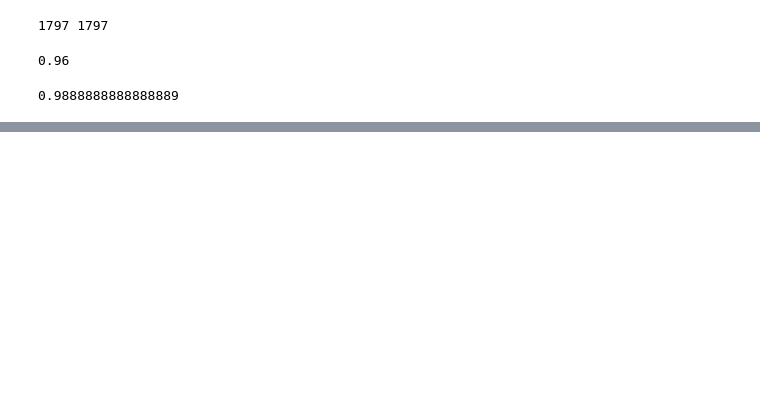
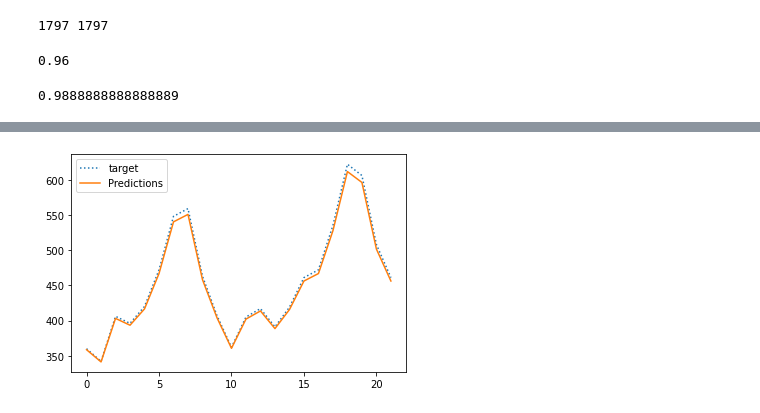
Before and after one commit to swleexz/TIL, a Jupyter notebook: 01_bigdata_ai_via_python/09_02_deep_learning.ipynb, the cells around one changed output, grey strips where cells are left out. Saved outputs shown, nothing was run; the diff lists cells and outputs as text; code cells hidden in the pictures; blank space fills up the shorter version.

```diff
--- a/01_bigdata_ai_via_python/09_02_deep_learning.ipynb
+++ b/01_bigdata_ai_via_python/09_02_deep_learning.ipynb
@@ -299,0 +458,7 @@ print(accuracy_score(test_labels, predictions))
+# %%
+plt.plot(range(len(y_test)), scaled.inverse_transform(y_test), linestyle=':', label='target')
+plt.plot(range(len(test_predict)), test_predict, label='Predictions')
+plt.legend()
+plt.show()
+# %% [output]
+[figure, added]
```
Also changed, not shown: parts of 38 cells of this notebook.
